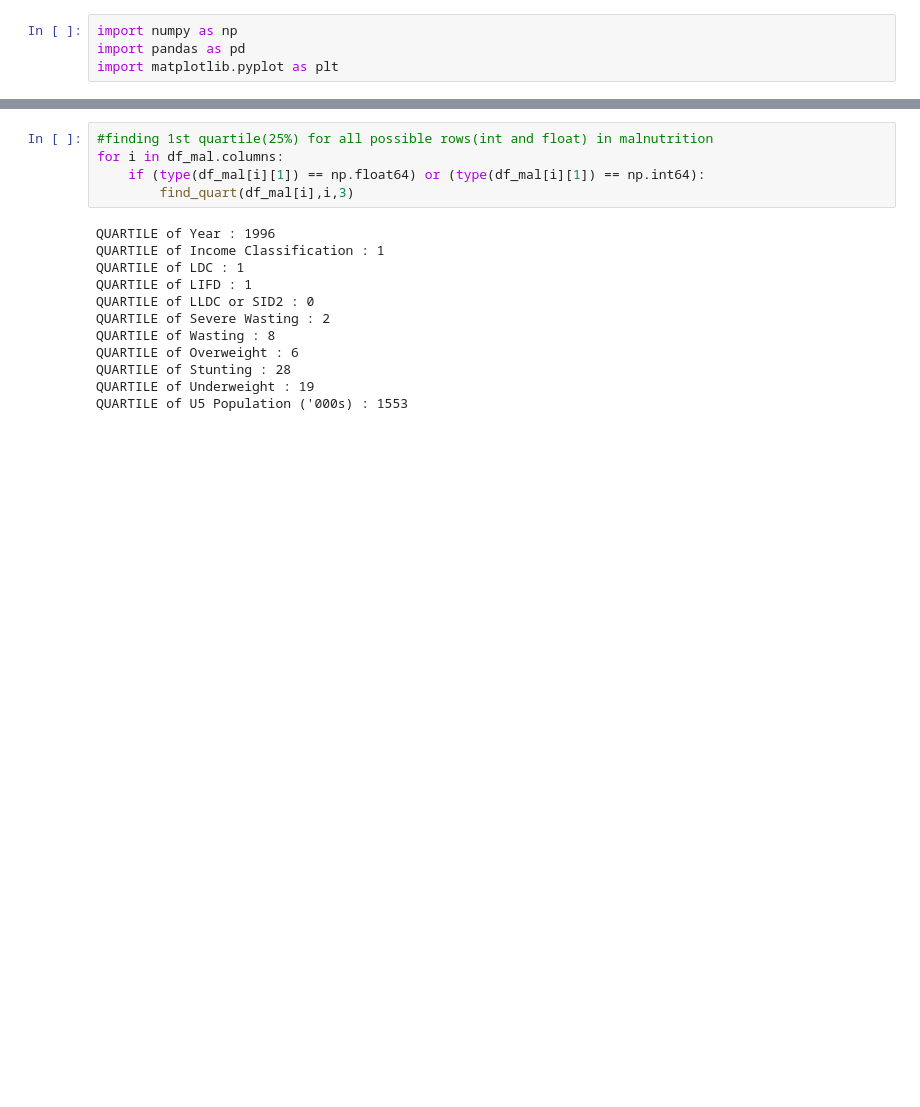
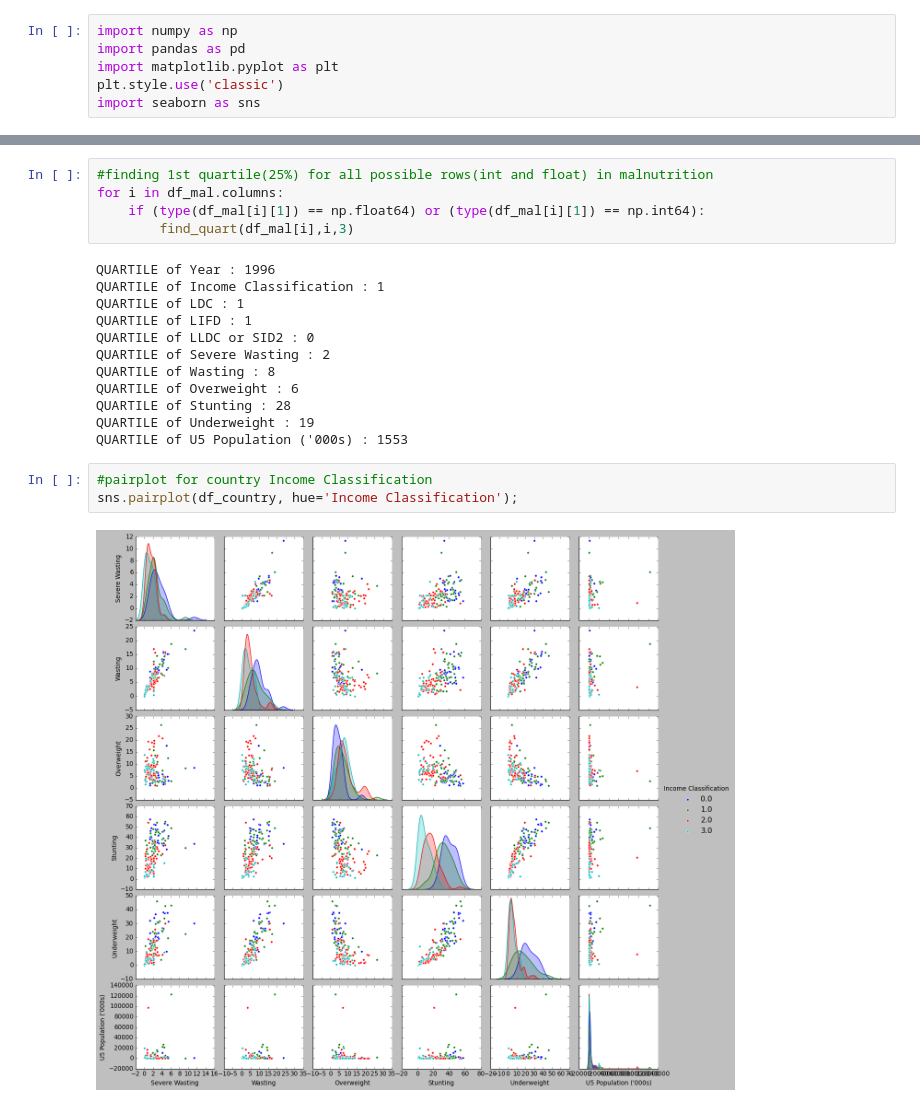
Before and after one commit to ThangavelVds/Curneu-Assessment, a Jupyter notebook: 1_malnutrition.ipynb, the cells around one changed output, grey strips where cells are left out. Cells and saved outputs as stored; diff of their text form; blank space fills up the shorter version.

```diff
--- a/1_malnutrition.ipynb
+++ b/1_malnutrition.ipynb
@@ -2,6 +2,8 @@
 import numpy as np
 import pandas as pd
 import matplotlib.pyplot as plt
+plt.style.use('classic')
+import seaborn as sns
 # %%
 df_country = pd.read_csv(r'C:/Users/THANGAVEL/Desktop/country-wise-average.csv')
 df_mal = pd.read_csv(r'C:/Users/THANGAVEL/Desktop/malnutrition-estimates.csv')
@@ -330,3 +332,8 @@ QUARTILE of Overweight : 6
 QUARTILE of Stunting : 28
 QUARTILE of Underweight : 19
 QUARTILE of U5 Population ('000s) : 1553
+# %%
+#pairplot for country Income Classification
+sns.pairplot(df_country, hue='Income Classification');
+# %% [output]
+[figure, added]
```
Also changed, not shown: parts of 8 cells of this notebook.
